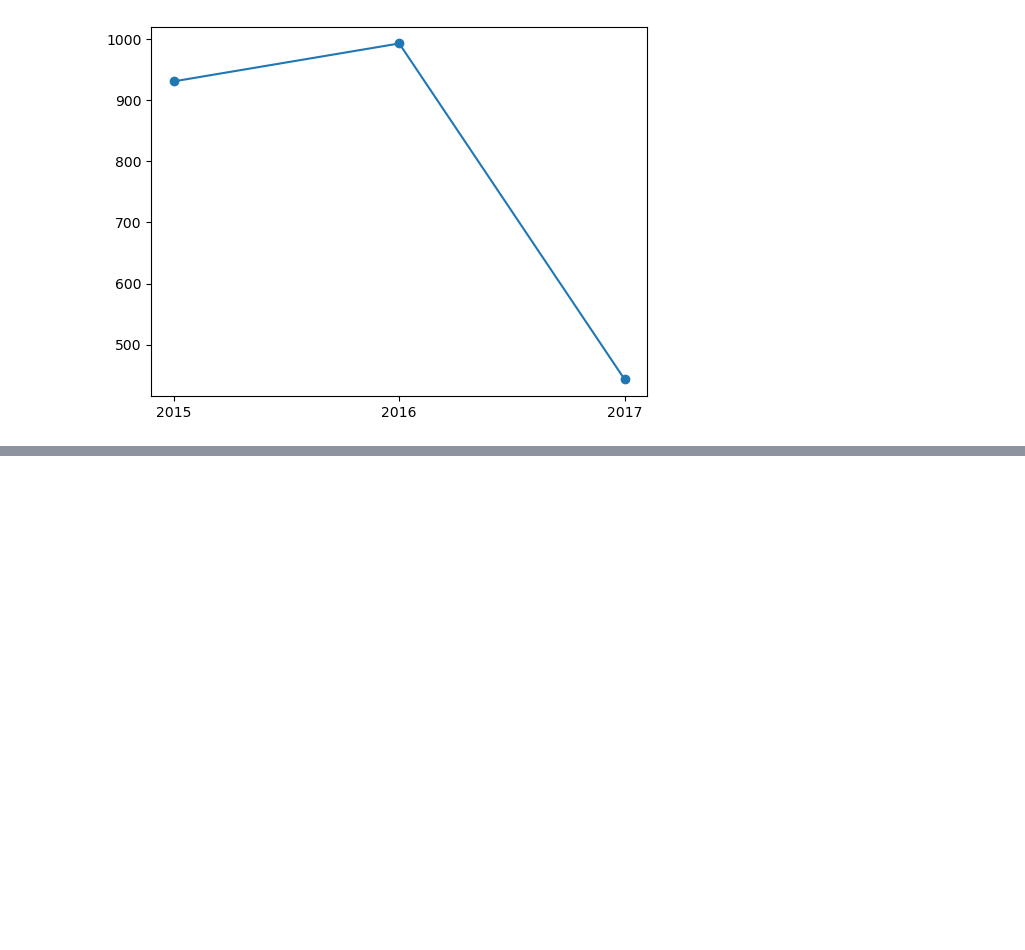
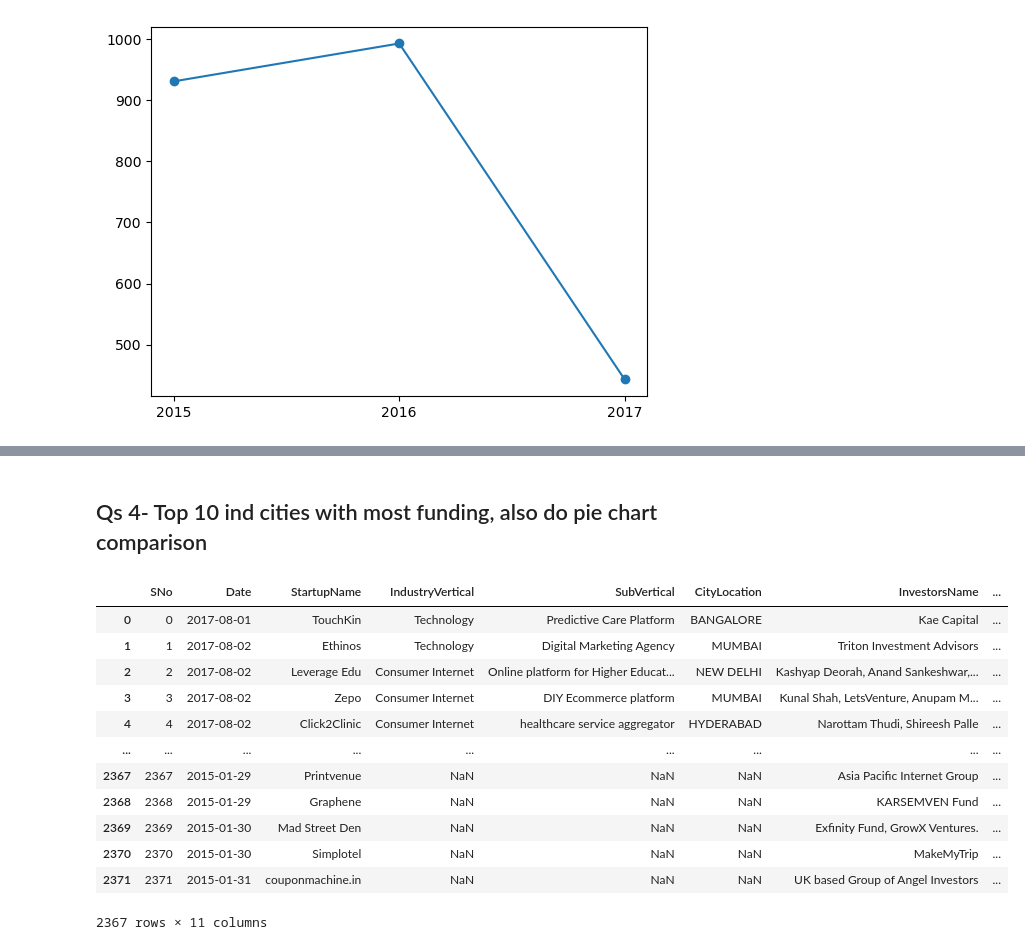
Before and after one commit to Vishal-Nishad/Machine-Learning, a Jupyter notebook: 14. Project - Case Study (Part - I)/14. Project Case Study Part 1.ipynb, the cells around one changed output, grey strips where cells are left out. Saved outputs shown, nothing was run; the diff lists cells and outputs as text; code cells hidden in the pictures; blank space fills up the shorter version.

```diff
--- a/14. Project - Case Study (Part - I)/14. Project Case Study Part 1.ipynb
+++ b/14. Project - Case Study (Part - I)/14. Project Case Study Part 1.ipynb
@@ -137,0 +188,18 @@ dtype: int64
+# %% [markdown]
+## Qs 4- Top 10 ind cities with most funding, also do pie chart comparison
+# %%
+df
+# %% [output]
+|  | SNo | Date | StartupName | IndustryVertical | SubVertical | CityLocation | InvestorsName | ... |
+| 0 | 0 | 2017-08-01 | TouchKin | Technology | Predictive Care Platform | BANGALORE | Kae Capital | ... |
+| 1 | 1 | 2017-08-02 | Ethinos | Technology | Digital Marketing Agency | MUMBAI | Triton Investment Advisors | ... |
+| 2 | 2 | 2017-08-02 | Leverage Edu | Consumer Internet | Online platform for Higher Educat... | NEW DELHI | Kashyap Deorah, Anand Sankeshwar,... | ... |
+| 3 | 3 | 2017-08-02 | Zepo | Consumer Internet | DIY Ecommerce platform | MUMBAI | Kunal Shah, LetsVenture, Anupam M... | ... |
+| 4 | 4 | 2017-08-02 | Click2Clinic | Consumer Internet | healthcare service aggregator | HYDERABAD | Narottam Thudi, Shireesh Palle | ... |
+| ... | ... | ... | ... | ... | ... | ... | ... | ... |
+| 2367 | 2367 | 2015-01-29 | Printvenue | NaN | NaN | NaN | Asia Pacific Internet Group | ... |
+| 2368 | 2368 | 2015-01-29 | Graphene | NaN | NaN | NaN | KARSEMVEN Fund | ... |
+| 2369 | 2369 | 2015-01-30 | Mad Street Den | NaN | NaN | NaN | Exfinity Fund, GrowX Ventures. | ... |
+| 2370 | 2370 | 2015-01-30 | Simplotel | NaN | NaN | NaN | MakeMyTrip | ... |
+| 2371 | 2371 | 2015-01-31 | couponmachine.in | NaN | NaN | NaN | UK based Group of Angel Investors | ... |
+2367 rows × 11 columns
```
Also changed, not shown: parts of 4 cells of this notebook.
